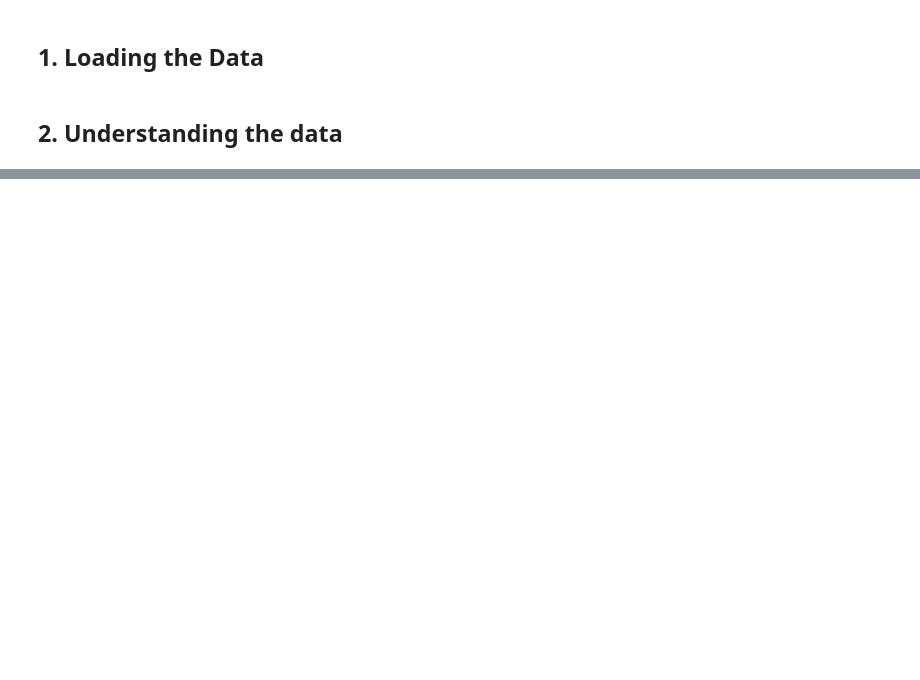
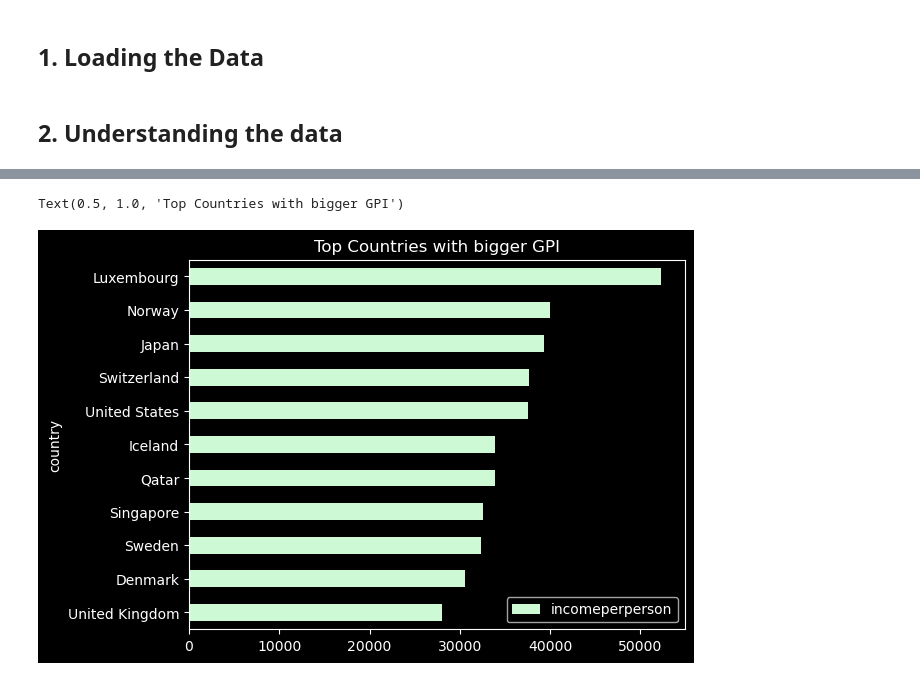
Before and after one commit to bsgarciac/gdp-understanding-linear-regression, a Jupyter notebook: analysis.ipynb, the cells around one changed output, grey strips where cells are left out. Drawn from its saved outputs; the diff is of its cells as text; code cells hidden in the pictures; blank space fills up the shorter version.

```diff
--- a/analysis.ipynb
+++ b/analysis.ipynb
@@ -410,0 +58,12 @@ A complete report can be found on the presentation in this repository
+# %%
+# Showing these top 5 indicators for a sample of 5 countries
+top_5_indicators = ["urbanrate", "armedforcesrate", "internetuserate", "lifeexpectancy", "employrate"]
+color = {
+    "incomeperperson": "#CDFAD5",
+    "urbanrate": "#D2E0FB",
+    "armedforcesrate": "#F9F3CC",
+    "internetuserate": "#D7E5CA",
+    "lifeexpectancy": "#8EACCD",
+    "employrate": "#FF8080"
+}
+df[["country"] + top_5_indicators].sample(5)
@@ -410,0 +96,8 @@ A complete report can be found on the presentation in this repository
+# %%
+# Top Countries with biggest GDP
+biggest_gdp_countries = df.drop_duplicates().sort_values(by="incomeperperson", ascending=False)[10::-1]
+biggest_gdp_countries.plot.barh(x="country", y="incomeperperson", color=color["incomeperperson"])
+plt.title("Top Countries with bigger GDP")
+# %% [output]
+Text(0.5, 1.0, 'Top Countries with bigger GPI')
+[figure, added]
```
Also changed, not shown: parts of 121 cells of this notebook, 6 other files.
